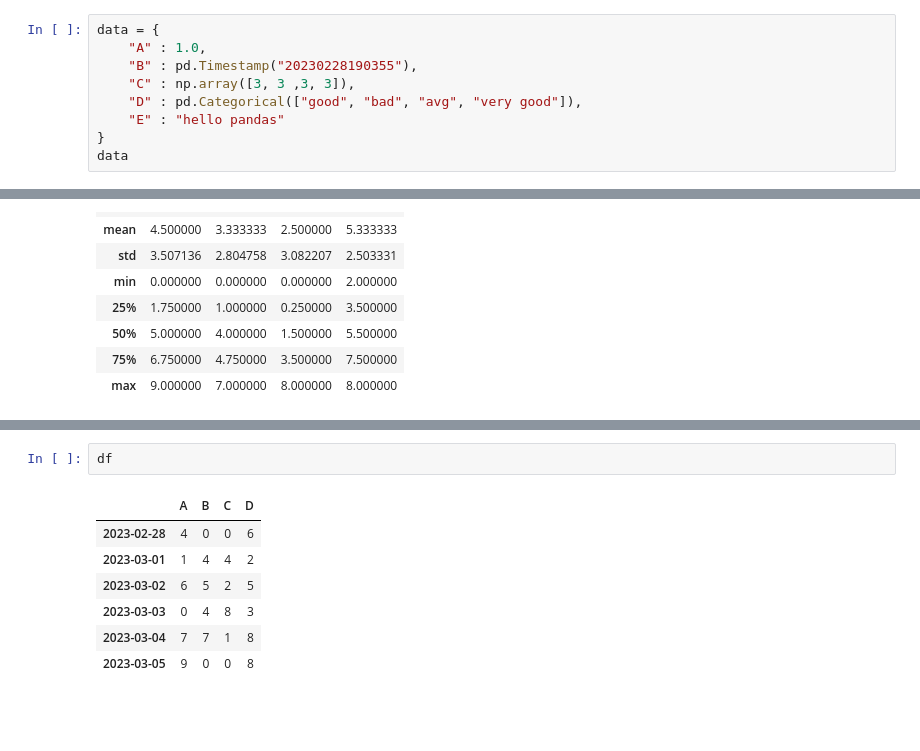
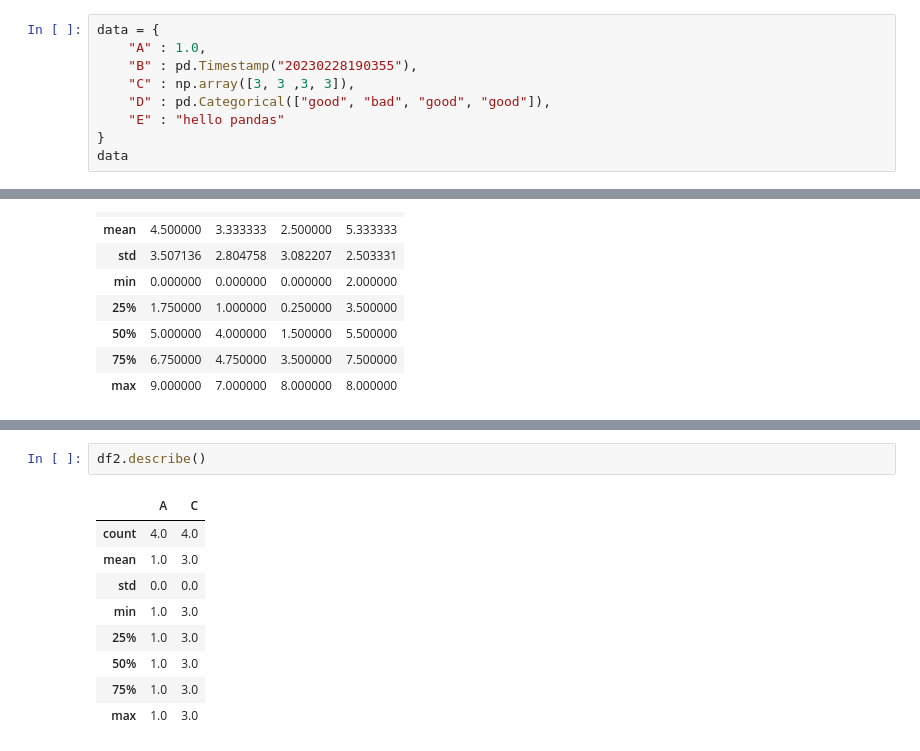
Before and after one commit to dhananjai1511/genpact-ds-batch-2, a Jupyter notebook: DS Lib Trtorials/Pandas Basics.ipynb, the cells around one changed output, grey strips where cells are left out. Cells and saved outputs as stored; diff of their text form; blank space fills up the shorter version.

```diff
--- a/DS Lib Trtorials/Pandas Basics.ipynb
+++ b/DS Lib Trtorials/Pandas Basics.ipynb
@@ -50,7 +52,7 @@ data = {
     "A" : 1.0,
     "B" : pd.Timestamp("20230228190355"),
     "C" : np.array([3, 3 ,3, 3]),
-    "D" : pd.Categorical(["good", "bad", "avg", "very good"]),
+    "D" : pd.Categorical(["good", "bad", "good", "good"]),
     "E" : "hello pandas"
 }
 data
@@ -171,10 +185,12 @@ df.describe()
 # %%
-df
+df2.describe()
 # %% [output]
-|  | A | B | C | D |
-| 2023-02-28 | 4 | 0 | 0 | 6 |
-| 2023-03-01 | 1 | 4 | 4 | 2 |
-| 2023-03-02 | 6 | 5 | 2 | 5 |
-| 2023-03-03 | 0 | 4 | 8 | 3 |
-| 2023-03-04 | 7 | 7 | 1 | 8 |
-| 2023-03-05 | 9 | 0 | 0 | 8 |
+|  | A | C |
+| count | 4.0 | 4.0 |
+| mean | 1.0 | 3.0 |
+| std | 0.0 | 0.0 |
+| min | 1.0 | 3.0 |
+| 25% | 1.0 | 3.0 |
+| 50% | 1.0 | 3.0 |
+| 75% | 1.0 | 3.0 |
+| max | 1.0 | 3.0 |
```
Also changed, not shown: parts of 80 cells of this notebook, 1 other file.
